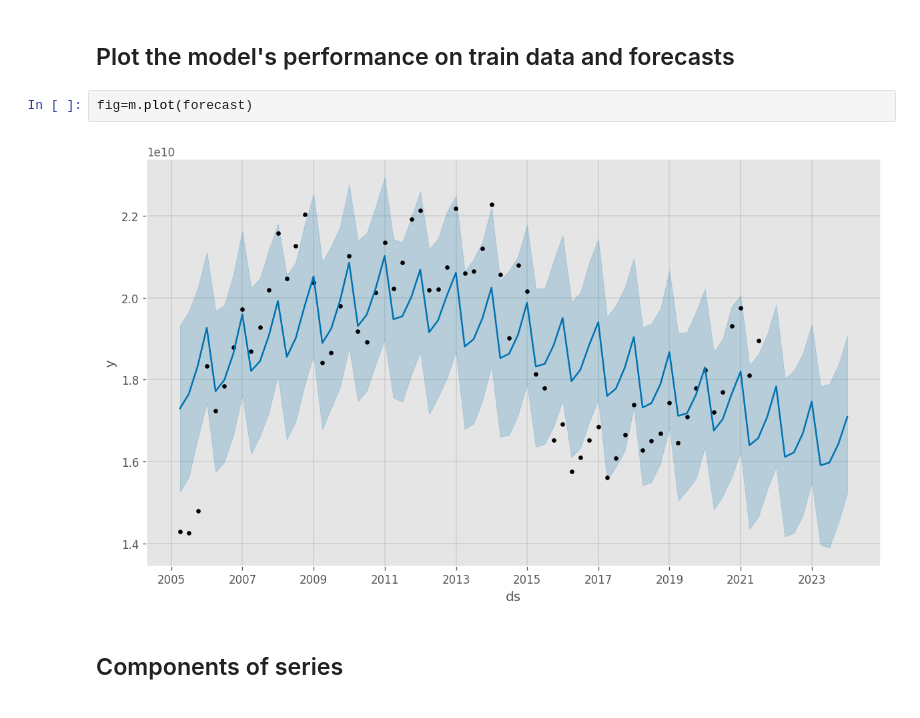
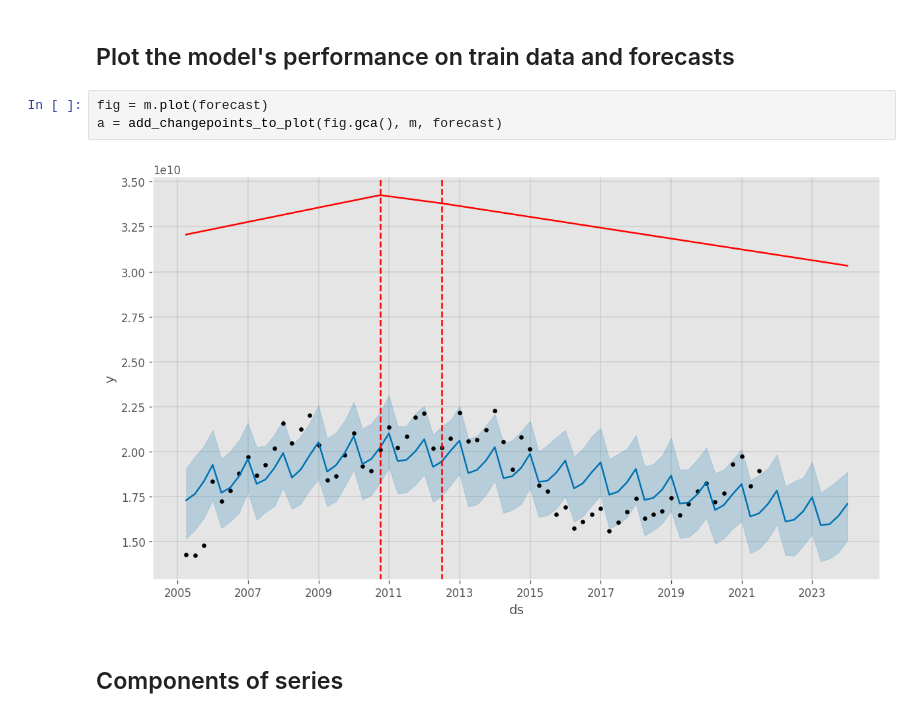
Before and after one commit to binomy/aifm, a Jupyter notebook: MachineLearning/labs/fbprophet.ipynb, the cells around one changed output. Drawn from its saved outputs; the diff is of its cells as text.

```diff
--- a/MachineLearning/labs/fbprophet.ipynb
+++ b/MachineLearning/labs/fbprophet.ipynb
@@ -165,8 +171,9 @@ forecast[['ds', 'yhat', 'yhat_lower', 'yhat_upper']].tail()
 # %% [markdown]
 ## Plot the model's performance on train data and forecasts
 # %%
-fig=m.plot(forecast)
+fig = m.plot(forecast)
+a = add_changepoints_to_plot(fig.gca(), m, forecast)
 # %% [output]
-[figure, old version]
+[figure, new version]
 # %% [markdown]
 ## Components of series
```
Also changed, not shown: parts of 21 cells of this notebook, 17 other files.
